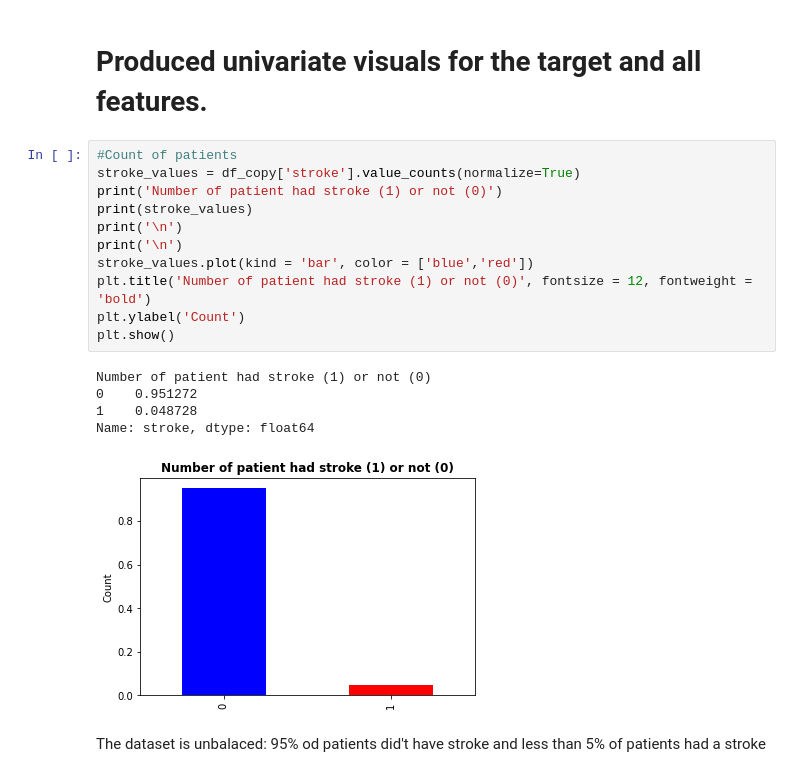
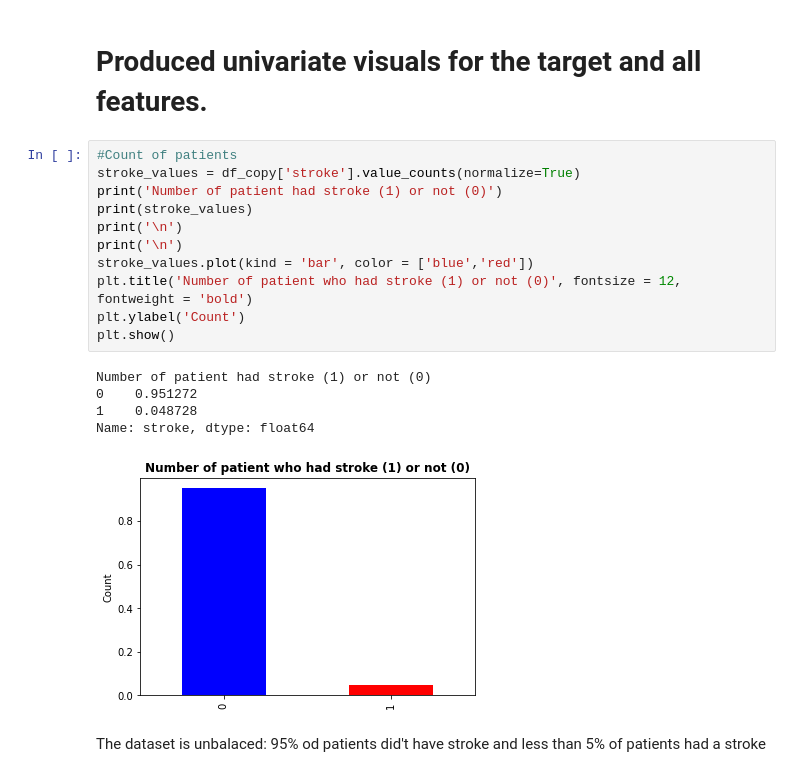
Before and after one commit to MileneCV/Stroke_Prediction_project, a Jupyter notebook: project2_part2.ipynb, the cells around one changed output. Saved outputs shown, nothing was run; the diff lists cells and outputs as text.

```diff
--- a/project2_part2.ipynb
+++ b/project2_part2.ipynb
@@ -170,20 +170,20 @@ df_copy.describe()
 # %%
 #Count of patients
 stroke_values = df_copy['stroke'].value_counts(normalize=True)
 print('Number of patient had stroke (1) or not (0)')
 print(stroke_values)
 print('\n')
 print('\n')
 stroke_values.plot(kind = 'bar', color = ['blue','red'])
-plt.title('Number of patient had stroke (1) or not (0)', fontsize = 12, fontweight = 'bold')
+plt.title('Number of patient who had stroke (1) or not (0)', fontsize = 12, fontweight = 'bold')
 plt.ylabel('Count')
 plt.show()
 # %% [output]
 Number of patient had stroke (1) or not (0)
 0    0.951272
 1    0.048728
 Name: stroke, dtype: float64
-[figure, old version]
+[figure, new version]
 # %% [markdown]
 The dataset is unbalaced: 95% od patients did't have stroke and less than 5% of patients had a stroke
 # %%
```
Also changed, not shown: parts of 1 cell of this notebook.
